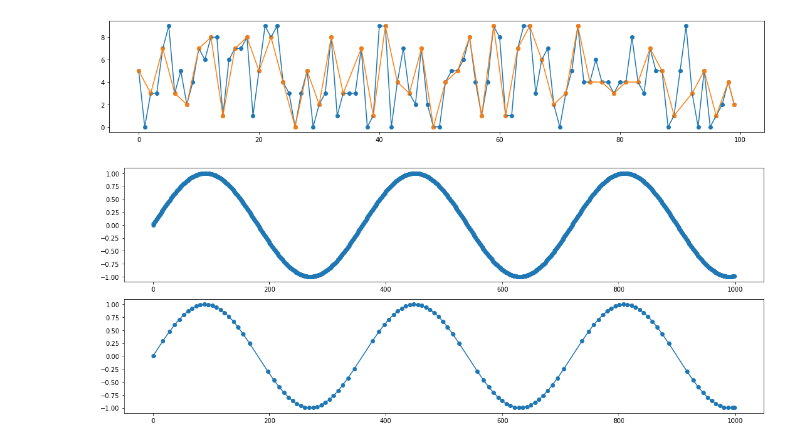
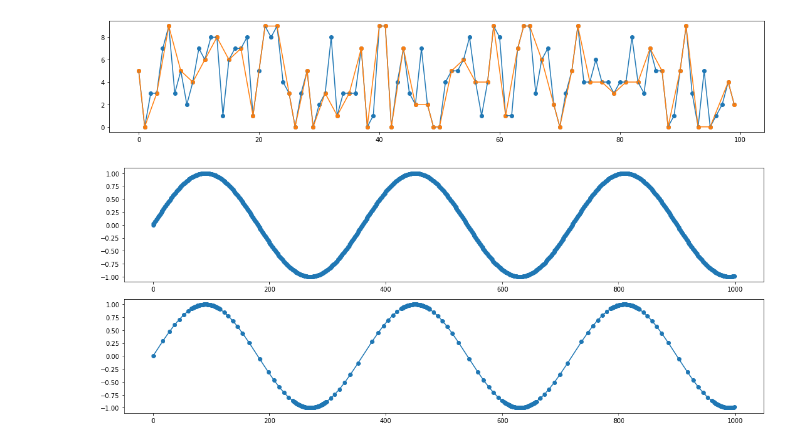
Before and after one commit to randomseed42/SwingDoorTrending, a Jupyter notebook: SwingDoorTrending.ipynb, the cells around one changed output. Cells and saved outputs as stored; diff of their text form; code cells hidden in the pictures.

```diff
--- a/SwingDoorTrending.ipynb
+++ b/SwingDoorTrending.ipynb
@@ -6,28 +6,28 @@ from SwingDoorTrending import swing_door_trending
 # %%
 np.random.seed(0)
 N = 100
 step = 1
 x = np.arange(0, N*step, step)
 y = np.random.randint(0, 10, size=(N))
 
-_, x_new, y_new = swing_door_trending(x, y, 0.01)
+_, x_new, y_new = swing_door_trending(x, y, 0.01, m=(15,85))
 
 fig, ax = plt.subplots(figsize=(15,3))
 ax.scatter(x, y)
 ax.plot(x, y)
 ax.scatter(x_new, y_new)
 ax.plot(x_new, y_new)
 plt.tight_layout()
 plt.show()
 # %% [output]
-[figure, old version]
+[figure, new version]
 # %%
 N = 1000
 step = 1
 x = np.arange(0, N*step, step)
 y = np.sin(x*np.pi/180)
 
-_, x_new, y_new = swing_door_trending(x, y, 0.001)
+_, x_new, y_new = swing_door_trending(x, y, 0.001, m=(15,85))
 
 fig, ax = plt.subplots(nrows=2, figsize=(15,6))
 ax[0].scatter(x, y)
@@ -37,4 +37,4 @@ ax[1].plot(x_new, y_new)
 plt.tight_layout()
 plt.show()
 # %% [output]
-[figure, old version]
+[figure, new version]
```
Also changed, not shown: 1 other file.
